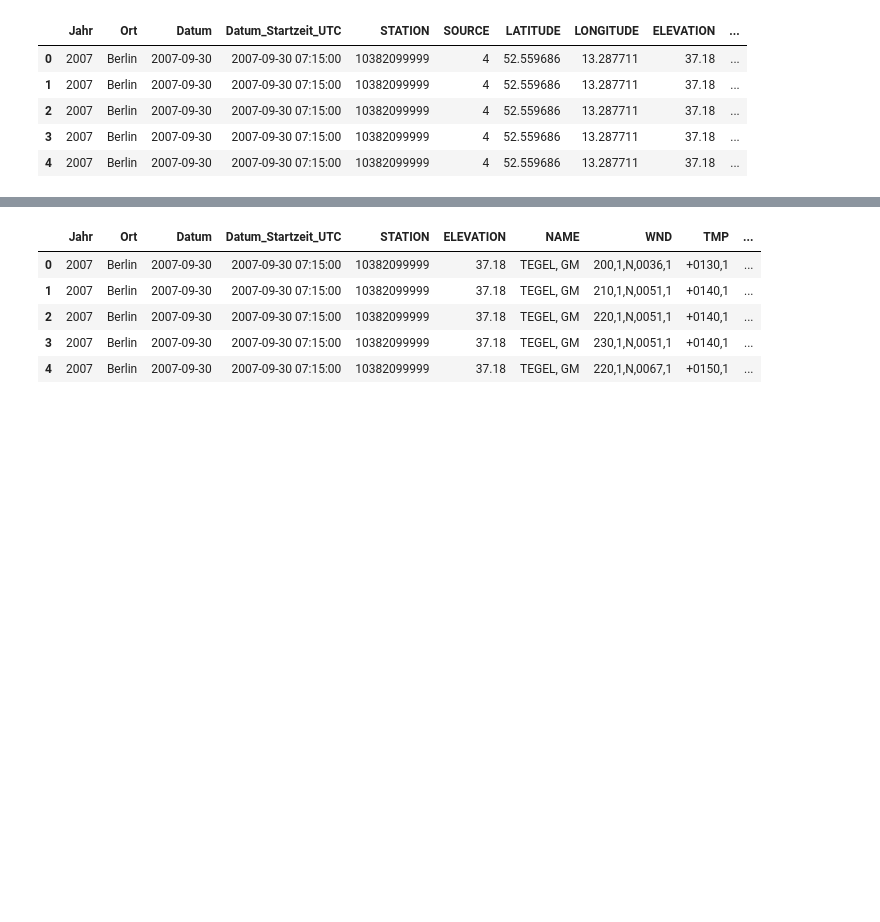
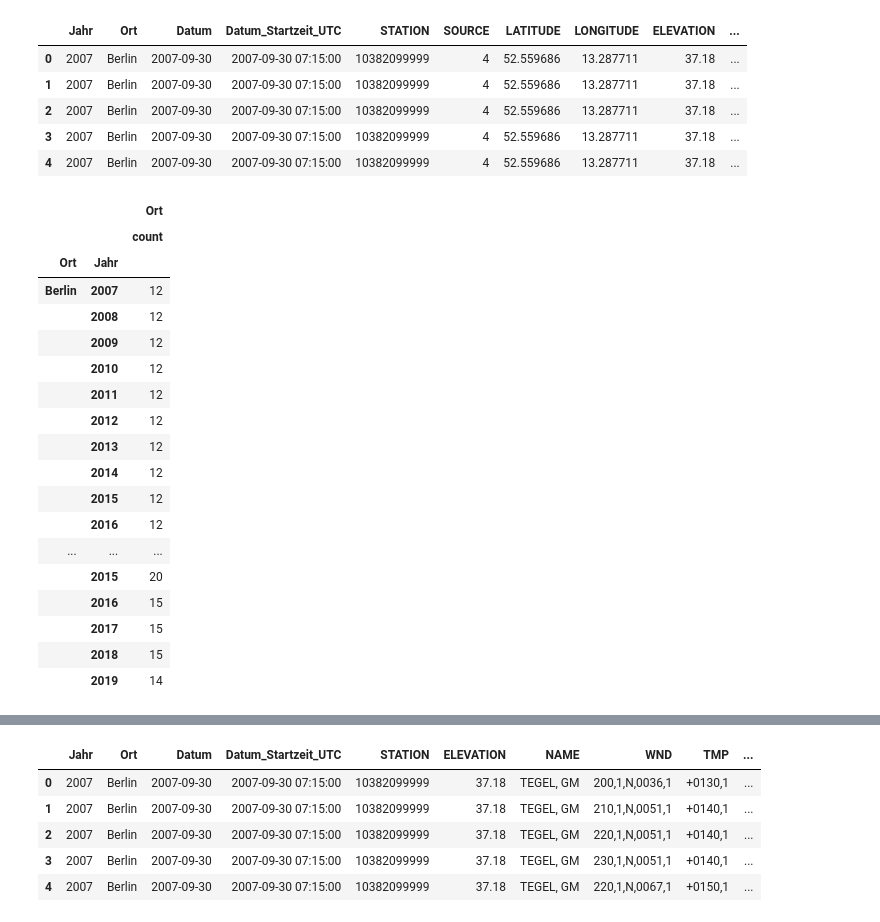
Before and after one commit to Wade-Sys/wma, a Jupyter notebook: Wetter/prepare_weather_data_step_2.ipynb, the cells around one changed output, grey strips where cells are left out. Cells and saved outputs as stored; diff of their text form; code cells hidden in the pictures; blank space fills up the shorter version.

```diff
--- a/Wetter/prepare_weather_data_step_2.ipynb
+++ b/Wetter/prepare_weather_data_step_2.ipynb
@@ -29,3 +29,29 @@ df_wetter_pkl.head()
 | 2 | 2007 | Berlin | 2007-09-30 | 2007-09-30 07:15:00 | 10382099999 | 4 | 52.559686 | 13.287711 | 37.18 | ... |
 | 3 | 2007 | Berlin | 2007-09-30 | 2007-09-30 07:15:00 | 10382099999 | 4 | 52.559686 | 13.287711 | 37.18 | ... |
 | 4 | 2007 | Berlin | 2007-09-30 | 2007-09-30 07:15:00 | 10382099999 | 4 | 52.559686 | 13.287711 | 37.18 | ... |
+# %%
+df_wetter_pkl.groupby(['Ort', 'Jahr'], as_index=True).agg(
+    {
+        'Ort':['count'] #,'max','min']
+    }
+)
+# %% [output]
+|  |  | Ort |
+|  |  | count |
+| Ort | Jahr |  |
+| Berlin | 2007 | 12 |
+|  | 2008 | 12 |
+|  | 2009 | 12 |
+|  | 2010 | 12 |
+|  | 2011 | 12 |
+|  | 2012 | 12 |
+|  | 2013 | 12 |
+|  | 2014 | 12 |
+|  | 2015 | 12 |
+|  | 2016 | 12 |
+| ... | ... | ... |
+|  | 2015 | 20 |
+|  | 2016 | 15 |
+|  | 2017 | 15 |
+|  | 2018 | 15 |
+|  | 2019 | 14 |
```
Also changed, not shown: parts of 1 cell of this notebook, 1 other file.
